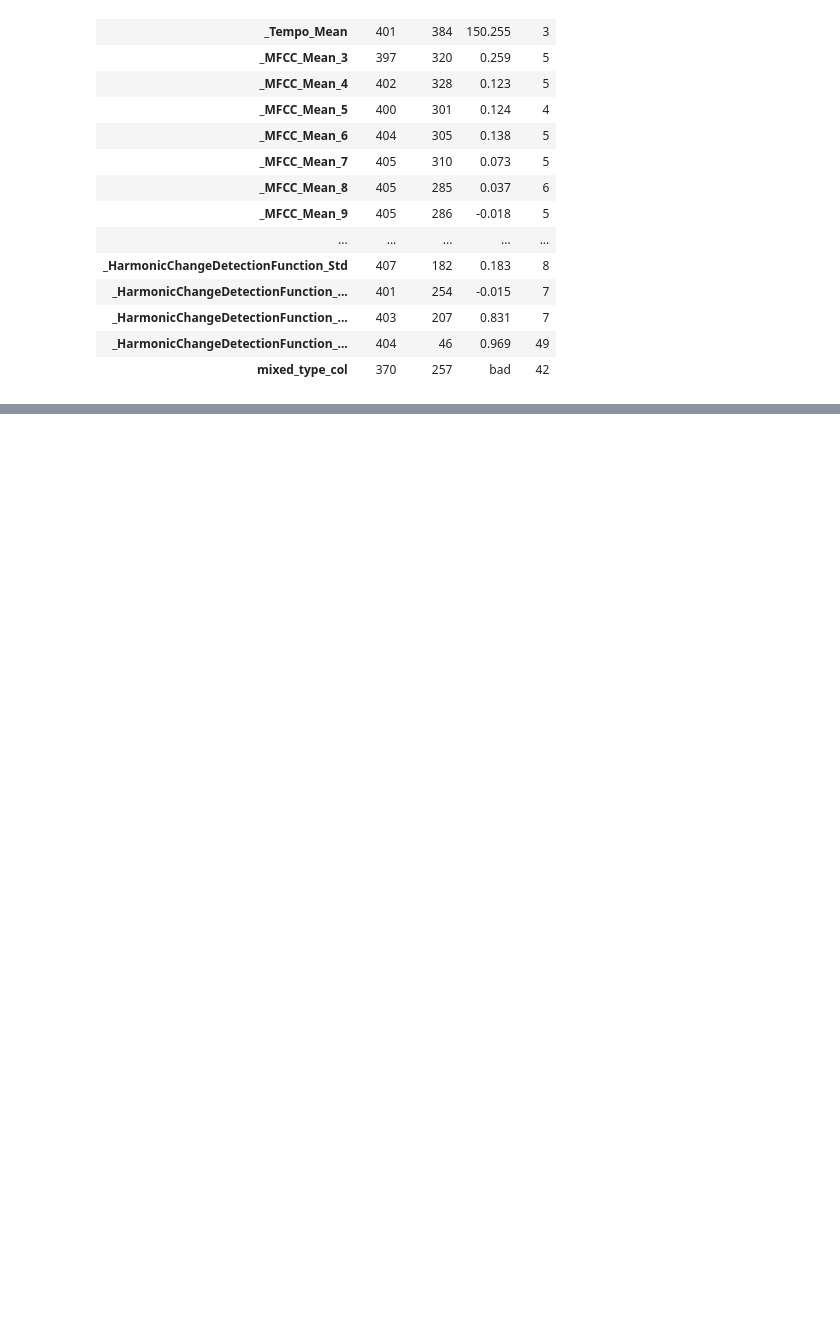
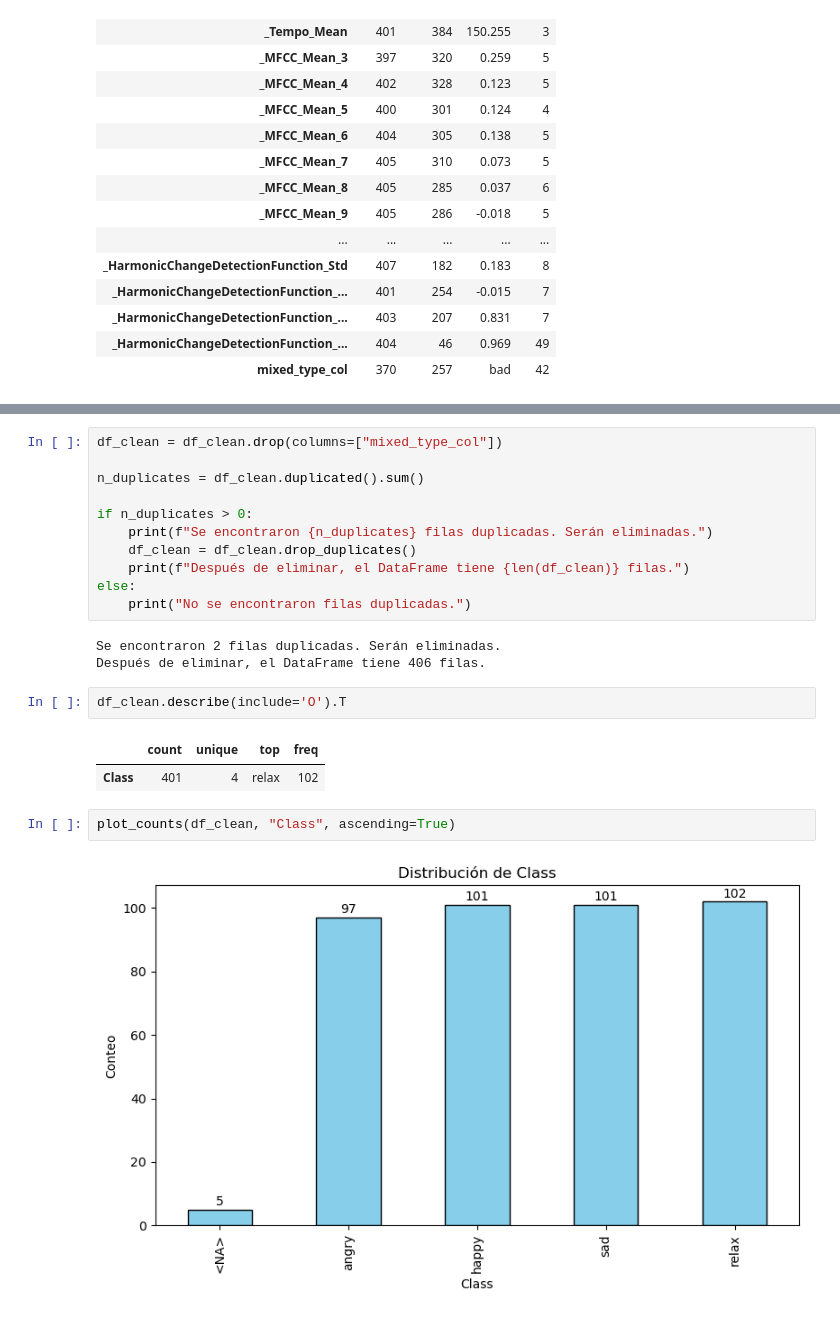
Before and after one commit to maurocastill/eq18_turkish_music_mlops, a Jupyter notebook: notebooks/1_emc_initial_data_exploration.ipynb, the cells around one changed output, grey strips where cells are left out. Saved outputs shown, nothing was run; the diff lists cells and outputs as text; blank space fills up the shorter version.

```diff
--- a/notebooks/1_emc_initial_data_exploration.ipynb
+++ b/notebooks/1_emc_initial_data_exploration.ipynb
@@ -255,0 +468,23 @@ for col, ax in zip(cat_cols, axes):
+# %%
+df_clean = df_clean.drop(columns=["mixed_type_col"])
+
+n_duplicates = df_clean.duplicated().sum()
+
+if n_duplicates > 0:
+    print(f"Se encontraron {n_duplicates} filas duplicadas. Serán eliminadas.")
+    df_clean = df_clean.drop_duplicates()
+    print(f"Después de eliminar, el DataFrame tiene {len(df_clean)} filas.")
+else:
+    print("No se encontraron filas duplicadas.")
+# %% [output]
+Se encontraron 2 filas duplicadas. Serán eliminadas.
+Después de eliminar, el DataFrame tiene 406 filas.
+# %%
+df_clean.describe(include='O').T
+# %% [output]
+|  | count | unique | top | freq |
+| Class | 401 | 4 | relax | 102 |
+# %%
+plot_counts(df_clean, "Class", ascending=True)
+# %% [output]
+[figure, added]
```
Also changed, not shown: parts of 36 cells of this notebook.
